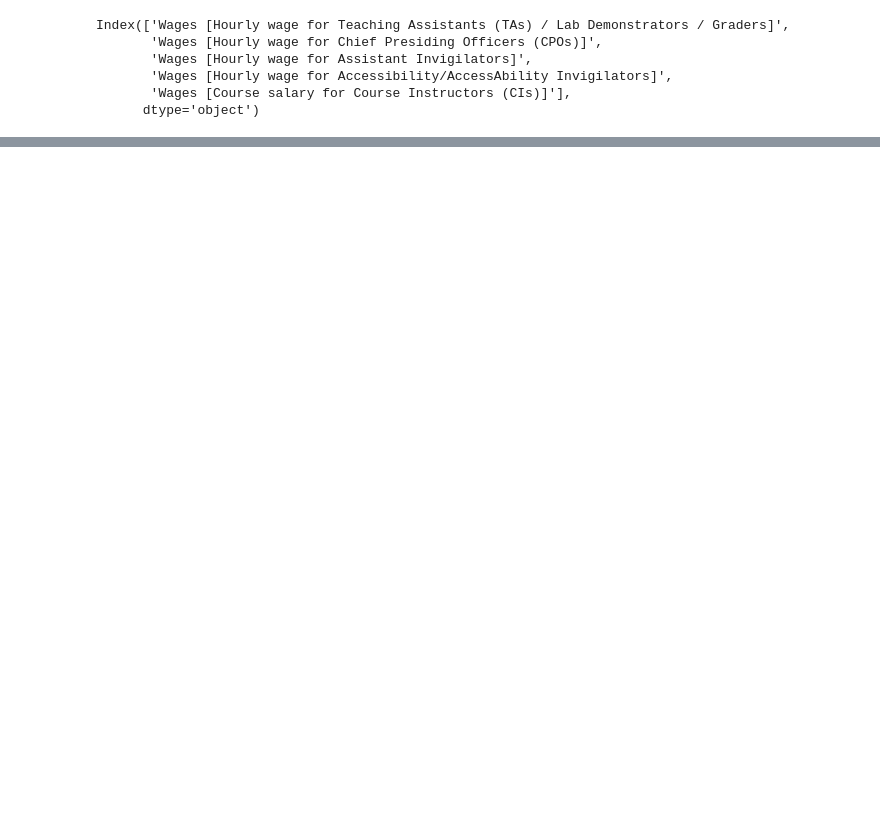
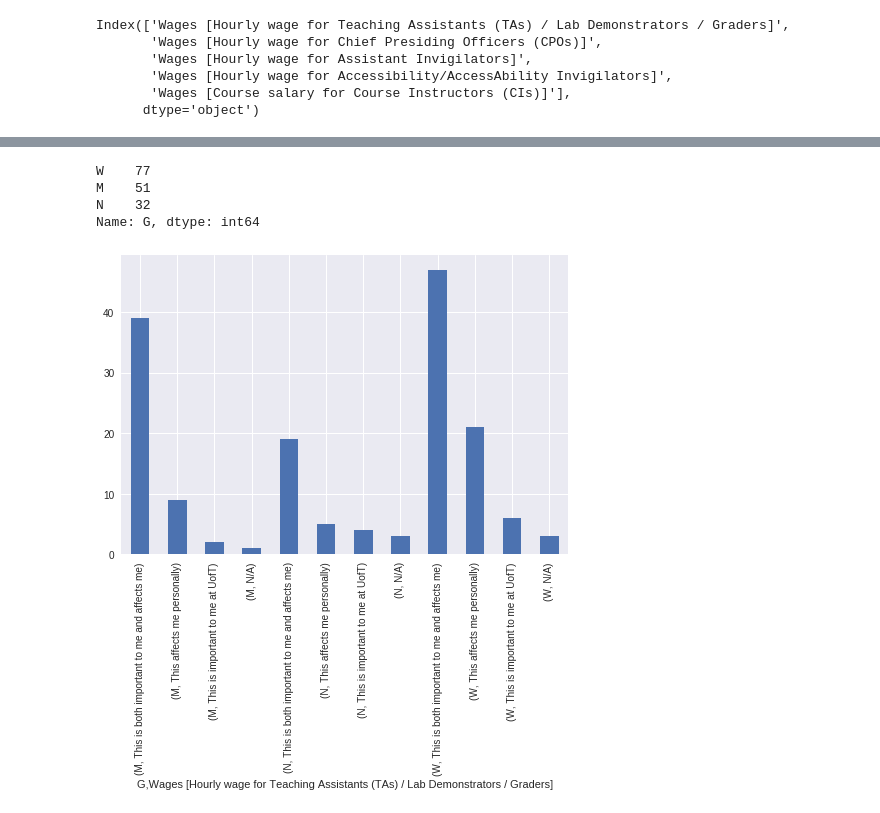
Before and after one commit to esquishesque/musical-potato, a Jupyter notebook: Analysis_Notebook.ipynb, the cells around one changed output, grey strips where cells are left out. Saved outputs shown, nothing was run; the diff lists cells and outputs as text; code cells hidden in the pictures; blank space fills up the shorter version.

Commit message:
added a test case to show groupby

```diff
--- a/Analysis_Notebook.ipynb
+++ b/Analysis_Notebook.ipynb
@@ -57,0 +81,19 @@ plt.show()
+# %%
+df['G']='N'
+df['G'][df['Gender identity']=='Man']='M'
+df['G'][df['Gender identity']=='Cis, Man']='M'
+df['G'][df['Gender identity']=='Woman']='W'
+df['G'][df['Gender identity']=='Cis, Woman']='W'
+print(df['G'].value_counts())
+# %% [output]
+W    77
+M    51
+N    32
+Name: G, dtype: int64
+# %%
+df2=df.groupby(df['G'])
+df2[cwages[0]].value_counts().plot.bar(stacked=True)
+#df2[cwages[0]].value_counts().plot(kind='bar', stacked=False)
+plt.show()
+# %% [output]
+[figure, added]
```
Also changed, not shown: parts of 7 cells of this notebook.
